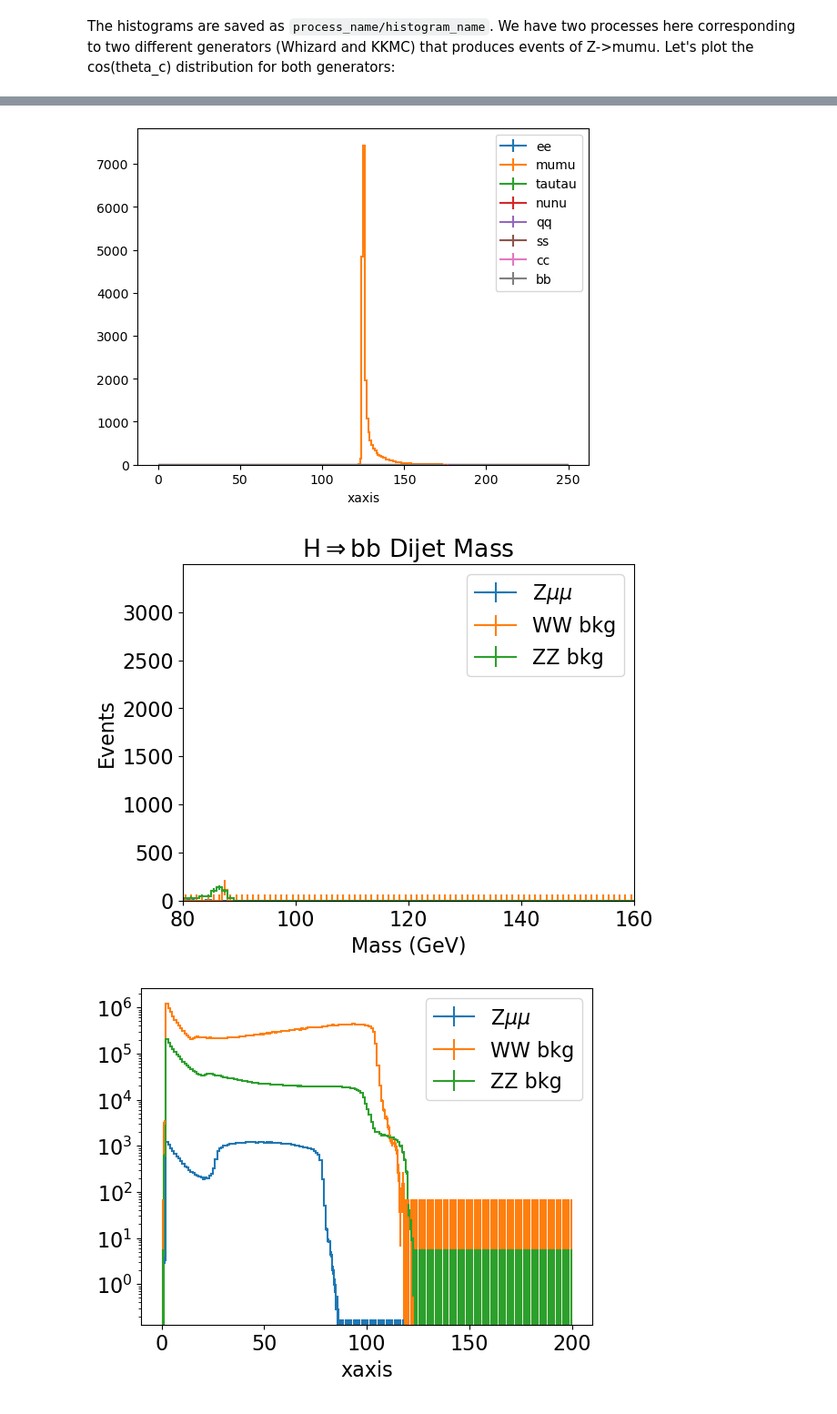
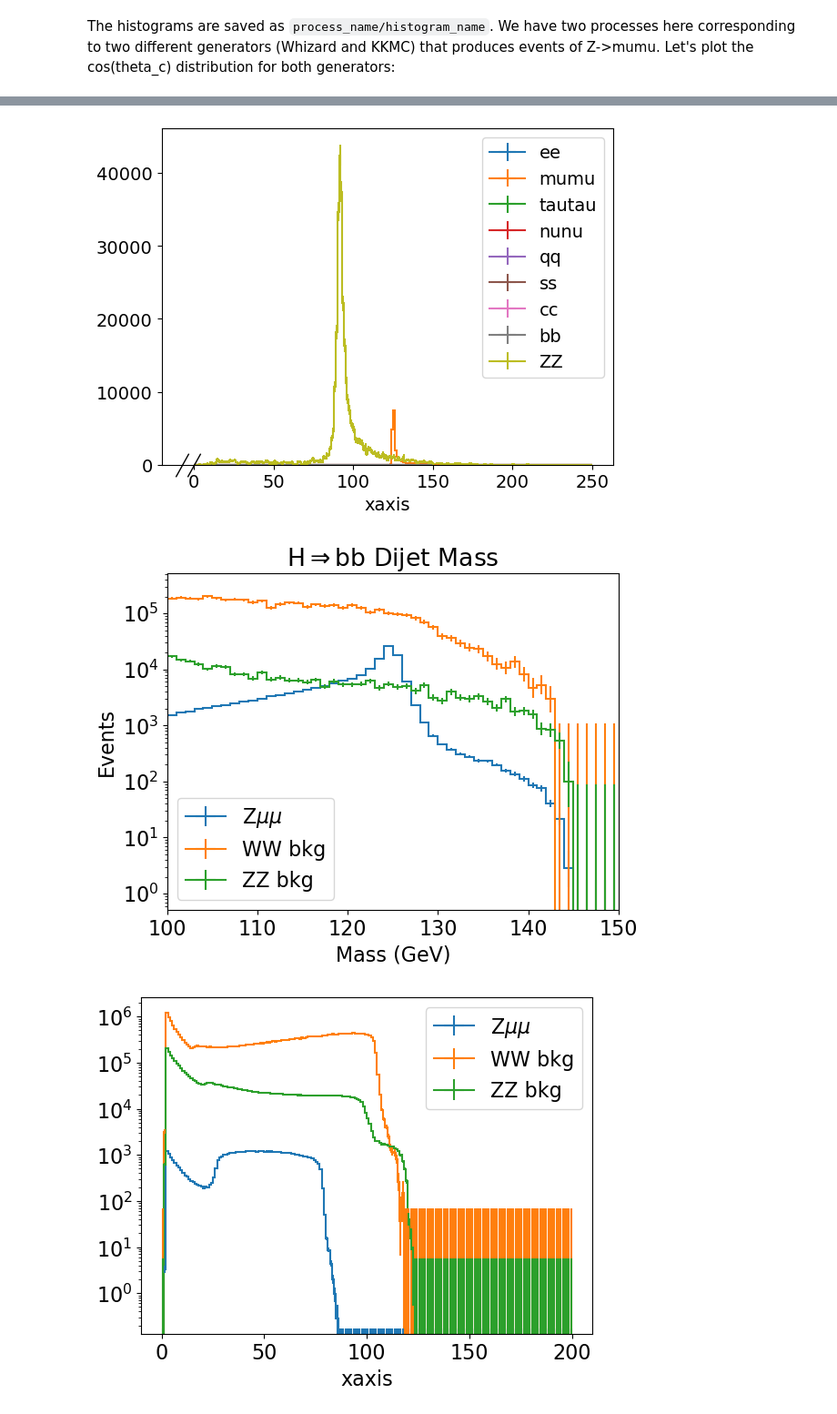
Before and after one commit to ilsanford/FCCAnalyzer, a Jupyter notebook: analyses/h_bb/h_bb.ipynb, the cells around one changed output, grey strips where cells are left out. Shown: that part at 91% size. Drawn from its saved outputs; the diff is of its cells as text; code cells hidden in the pictures.

Commit message:
support for flavour tagger and better nunu cuts

```diff
--- a/analyses/h_bb/h_bb.ipynb
+++ b/analyses/h_bb/h_bb.ipynb
@@ -59,28 +63,29 @@ z_products = ['ee', 'mumu', 'tautau', 'nunu', 'qq', 'ss', 'cc', 'bb']
 
 ZZ = f_mumu['p8_ee_ZZ_ecm240/mumu_recoil_m_nOne'].to_hist()
 hists = [f_mumu[f'wzp6_ee_{i}H_Hbb_ecm240/mumu_recoil_m_nOne'].to_hist() for i in z_products]
-#hists.append(ZZ)
-#z_products.append('ZZ')
+hists.append(ZZ)
+z_products.append('ZZ')
 hep.histplot(hists, label=z_products)#, stack=True)
 #plt.xlim(115,140)
 plt.legend()
 plt.show()
 # %% [output]
-[figure, old version]
+[figure, new version]
 # %%
-mumu =  f_mumu['wzp6_ee_mumuH_Hbb_ecm240/mumu_p'].to_hist()
-WW   = f_mumu['p8_ee_WW_ecm240/zmuons_m'].to_hist()
-ZZ   = f_mumu['p8_ee_ZZ_ecm240/zmuons_m'].to_hist()
+mumu =  f_mumu['wzp6_ee_nunuH_Hbb_ecm240/zneutrinos_m'].to_hist()
+WW   = f_mumu['p8_ee_WW_ecm240/zneutrinos_m'].to_hist()
+ZZ   = f_mumu['p8_ee_ZZ_ecm240/zneutrinos_m'].to_hist()
 plt.rcParams.update({'font.size': 16})
 hep.histplot([mumu, WW, ZZ], label=['Z$\mu\mu$', 'WW bkg', 'ZZ bkg'])#, stack=True)
 plt.legend()
 plt.title("H$\Rightarrow$bb Dijet Mass")
 plt.ylabel("Events")
 plt.xlabel("Mass (GeV)")
-plt.xlim(80,160)
+plt.yscale('log')
+plt.xlim(100, 150)
 plt.show()
 # %% [output]
-[figure, old version]
+[figure, new version]
 # %%
 mumu =  f_mumu['wzp6_ee_mumuH_Hbb_ecm240/muons_all_p_cut0'].to_hist()
 WW   = f_mumu['p8_ee_WW_ecm240/muons_all_p_cut0'].to_hist()
```
Also changed, not shown: parts of 1 cell of this notebook, 1 other file.
